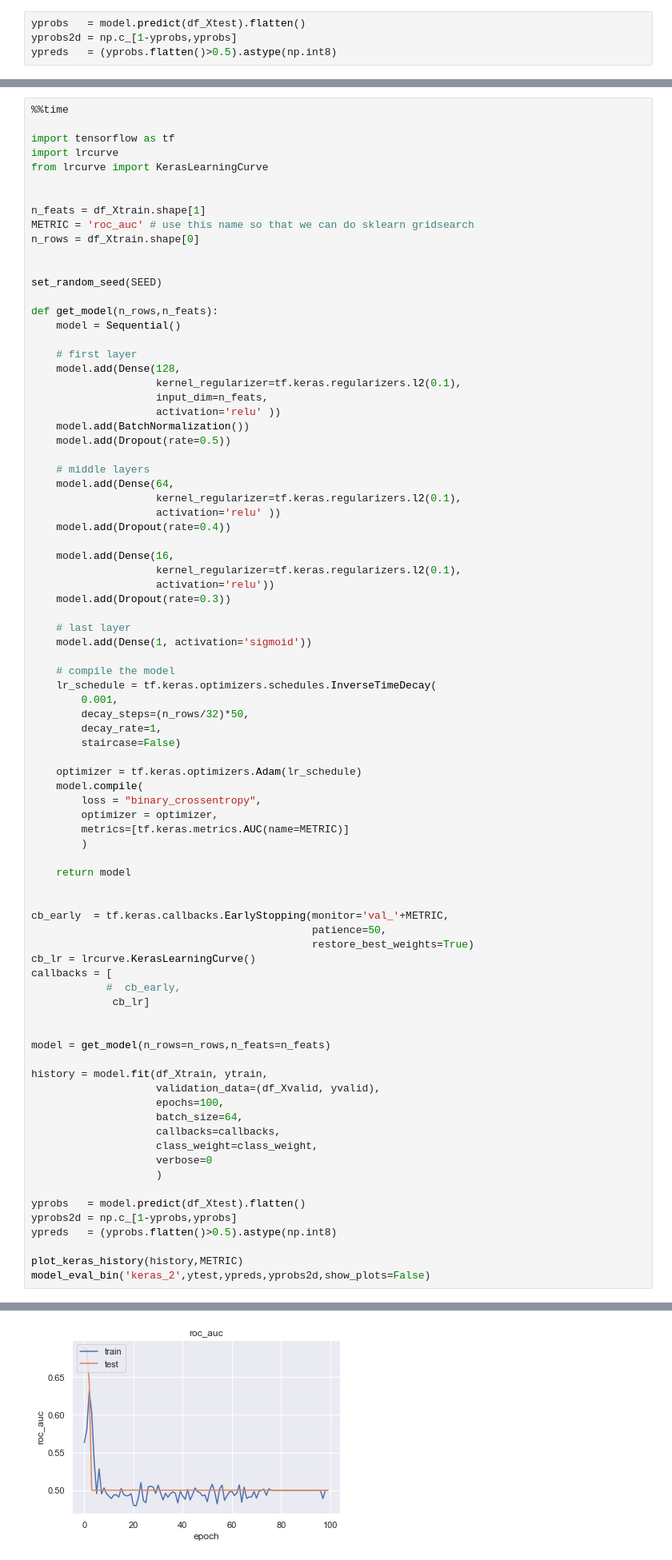
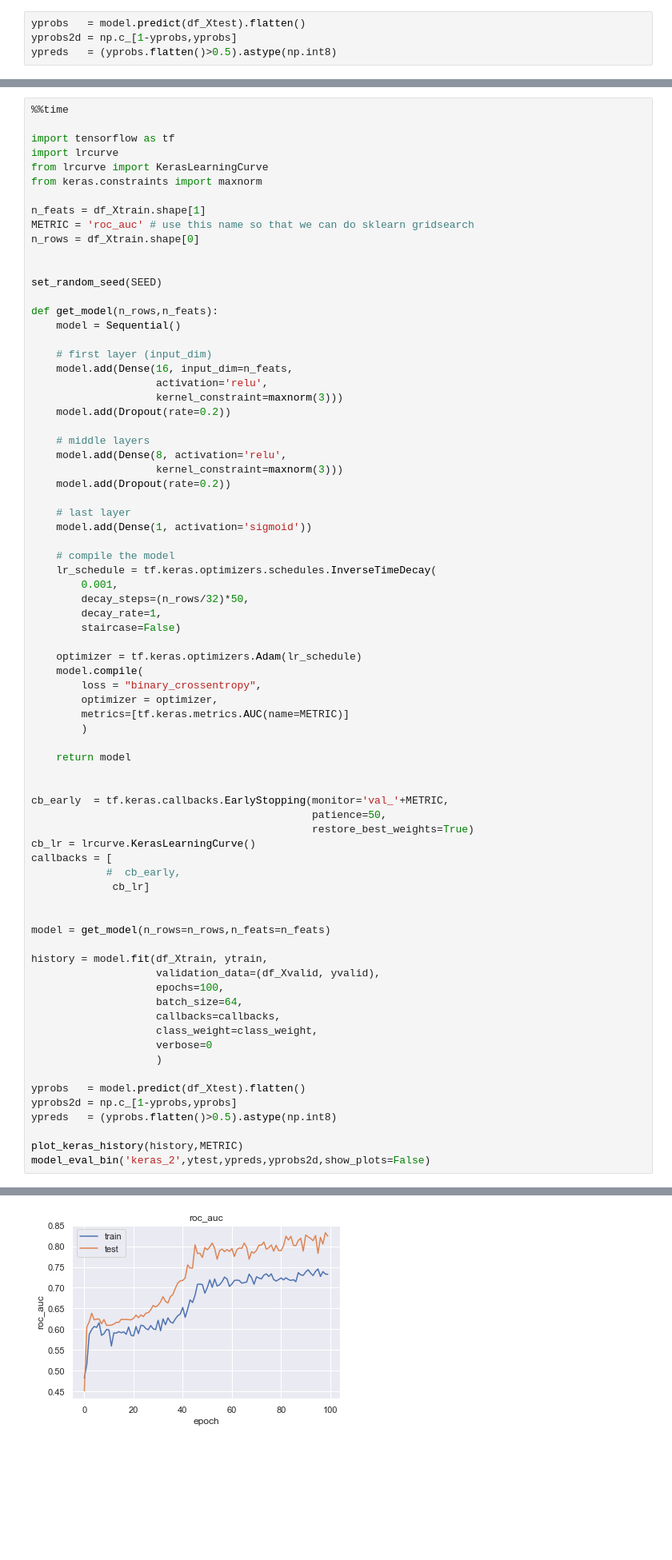
Before and after one commit to bhishanpdl/Project_Customer_Churn, a Jupyter notebook: notebooks/y01_churn_DL_keras.ipynb, the cells around one changed output, grey strips where cells are left out. Shown: that part at 80% size. Cells and saved outputs as stored; diff of their text form; blank space fills up the shorter version.

```diff
--- a/notebooks/y01_churn_DL_keras.ipynb
+++ b/notebooks/y01_churn_DL_keras.ipynb
@@ -421,7 +425,7 @@ def plot_keras_history(history,metric):
 import tensorflow as tf
 import lrcurve
 from lrcurve import KerasLearningCurve
-
+from keras.constraints import maxnorm
 
 n_feats = df_Xtrain.shape[1]
 METRIC = 'roc_auc' # use this name so that we can do sklearn gridsearch
@@ -433,24 +437,16 @@ set_random_seed(SEED)
 def get_model(n_rows,n_feats):
     model = Sequential()
 
-    # first layer
-    model.add(Dense(128,
-                    kernel_regularizer=tf.keras.regularizers.l2(0.1),
-                    input_dim=n_feats,
-                    activation='relu' ))
-    model.add(BatchNormalization())
-    model.add(Dropout(rate=0.5))
+    # first layer (input_dim)
+    model.add(Dense(16, input_dim=n_feats,
+                    activation='relu',
+                    kernel_constraint=maxnorm(3)))
+    model.add(Dropout(rate=0.2))
 
     # middle layers
-    model.add(Dense(64,
-                    kernel_regularizer=tf.keras.regularizers.l2(0.1),
-                    activation='relu' ))
-    model.add(Dropout(rate=0.4))
-
-    model.add(Dense(16,
-                    kernel_regularizer=tf.keras.regularizers.l2(0.1),
-                    activation='relu'))
-    model.add(Dropout(rate=0.3))
+    model.add(Dense(8, activation='relu',
+                    kernel_constraint=maxnorm(3)))
+    model.add(Dropout(rate=0.2))
 
     # last layer
     model.add(Dense(1, activation='sigmoid'))
@@ -473,33 +469,33 @@ def get_model(n_rows,n_feats):
 
 
 cb_early  = tf.keras.callbacks.EarlyStopping(monitor='val_'+METRIC,
                                              patience=50,
                                              restore_best_weights=True)
 cb_lr = lrcurve.KerasLearningCurve()
 callbacks = [
             #  cb_early,
              cb_lr]
 
 
 model = get_model(n_rows=n_rows,n_feats=n_feats)
 
 history = model.fit(df_Xtrain, ytrain,
                     validation_data=(df_Xvalid, yvalid),
                     epochs=100,
                     batch_size=64,
                     callbacks=callbacks,
                     class_weight=class_weight,
                     verbose=0
                     )
 
 yprobs   = model.predict(df_Xtest).flatten()
 yprobs2d = np.c_[1-yprobs,yprobs]
 ypreds   = (yprobs.flatten()>0.5).astype(np.int8)
 
 plot_keras_history(history,METRIC)
 model_eval_bin('keras_2',ytest,ypreds,yprobs2d,show_plots=False)
 # %% [output]
 [interactive output not drawn]
-[figure, old version]
+[figure, new version]
               precision    recall  f1-score   support
 
```
Also changed, not shown: parts of 8 cells of this notebook, 19 other files.
